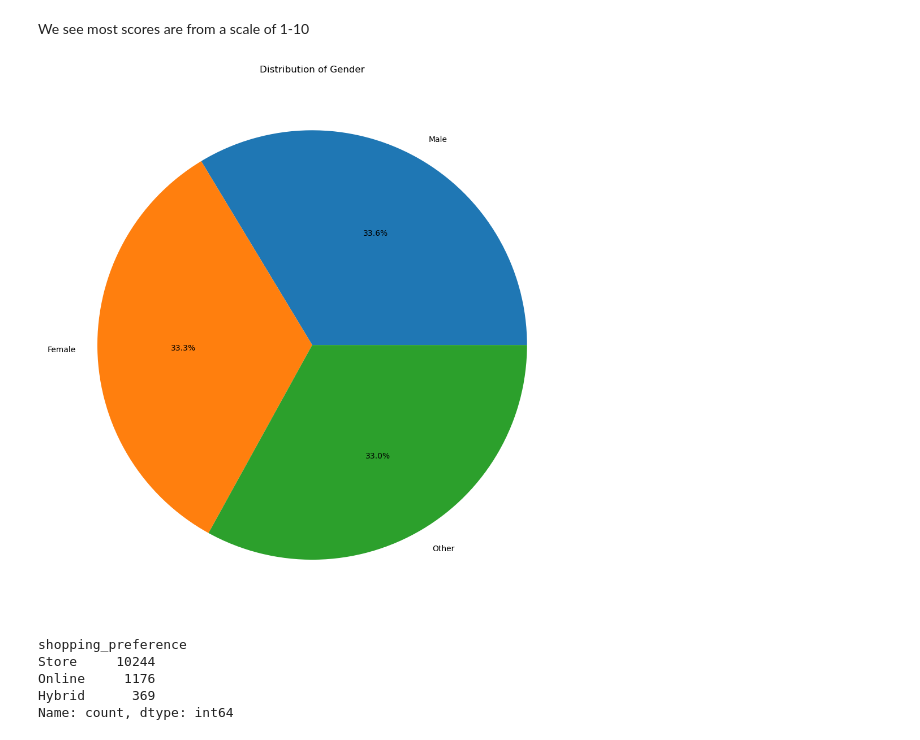
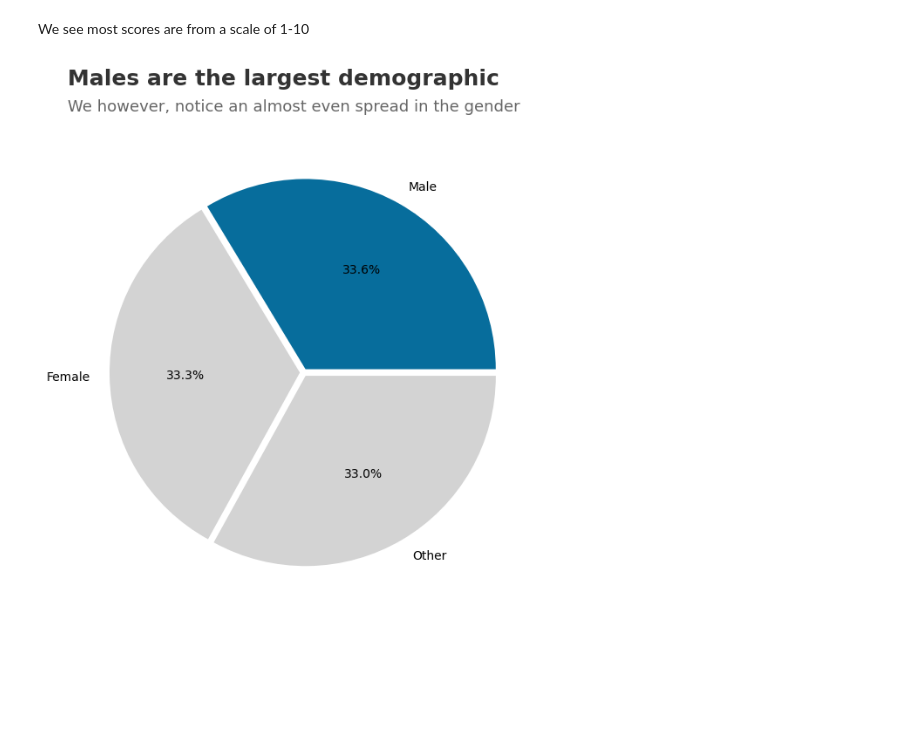
Before and after one commit to JKariithi/shopping_behaviour, a Jupyter notebook: shopping.ipynb, the cells around one changed output. Drawn from its saved outputs; the diff is of its cells as text; code cells hidden in the pictures; blank space fills up the shorter version.

Commit message:
Refined the Pie chart

```diff
--- a/shopping.ipynb
+++ b/shopping.ipynb
@@ -67,23 +23,37 @@ We see most scores are from a scale of 1-10
 # %%
 # curious about gender
 
-
 import matplotlib.pyplot as plt
+import numpy as np
 gender = df['gender'].value_counts()
 
-fig, ax = plt.subplots(figsize=(10,10))
+fig, ax = plt.subplots(figsize=(6,6))
 
-ax.set_title('Distribution of Gender')
-ax.pie(gender, labels=gender.index, autopct='%1.1f%%')
+#setting the colors
+colors = ['#076D9C' if label == 'Male' else '#D3D3D3' for label in gender.index]
+
+fig.text(0.07, 1.05, 'Males are the largest demographic', fontsize=18, fontweight='bold',color='#333333')
+fig.text(0.07, 1.0, 'We however, notice an almost even spread in the gender', fontsize=13, color='#666666' )
+
+# defining the size and names
+data = gender.values
+names = gender.index
+
+# creating spacing between the slices
+spacing = [0.02] * len(gender)
+
+# Percentage format of each slice
+percentage_format = '%1.1f%%'
+
+# putting it all together
+wedges, texts, autotext = ax.pie(
+    data,
+    labels=names,
+    autopct=percentage_format,
+    colors=colors,
+    explode=spacing
+)
 plt.tight_layout()
 plt.show()
 # %% [output]
-[figure, old version]
+[figure, new version]
-# %%
-df['shopping_preference'].value_counts()
-# %% [output]
-shopping_preference
-Store     10244
-Online     1176
-Hybrid      369
-Name: count, dtype: int64
```
Also changed, not shown: parts of 5 cells of this notebook.
